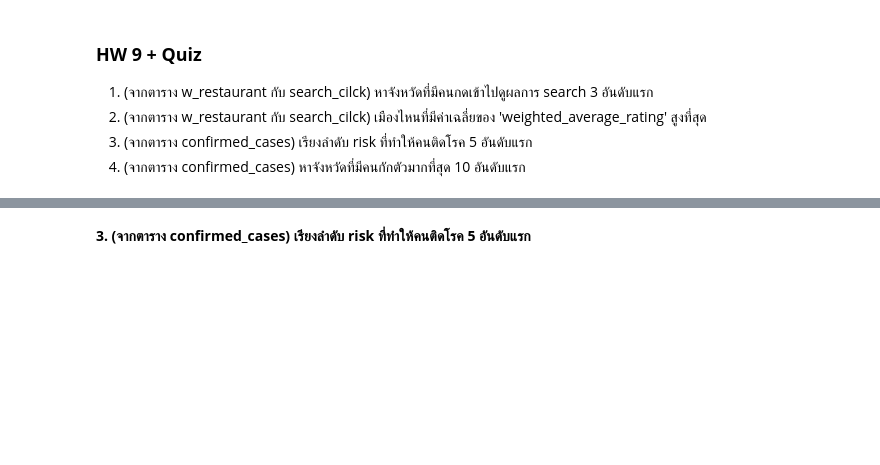
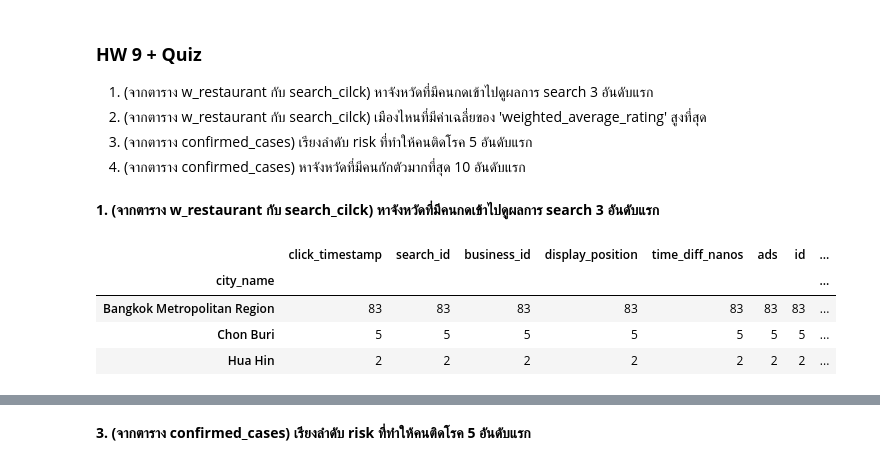
Before and after one commit to Wikanda-Hongboonmee/DWDM21, a Jupyter notebook: Data_Preprocessing_(Chapter_3).ipynb, the cells around one changed output, grey strips where cells are left out. Cells and saved outputs as stored; diff of their text form; code cells hidden in the pictures; blank space fills up the shorter version.

```diff
--- a/Data_Preprocessing_(Chapter_3).ipynb
+++ b/Data_Preprocessing_(Chapter_3).ipynb
@@ -1598,3 +1598,14 @@ data_cases2.dropna(subset = ['age']).groupby('province_of_onset').mean().sort_va
 2.   (จากตาราง w_restaurant กับ search_cilck) เมืองไหนที่มีค่าเฉลี่ยของ 'weighted_average_rating' สูงที่สุด
 3.   (จากตาราง confirmed_cases) เรียงลำดับ risk ที่ทำให้คนติดโรค 5 อันดับแรก
 4.    (จากตาราง confirmed_cases) หาจังหวัดที่มีคนกักตัวมากที่สุด 10 อันดับแรก
+# %% [markdown]
+**1.   (จากตาราง w_restaurant กับ search_cilck) หาจังหวัดที่มีคนกดเข้าไปดูผลการ search 3 อันดับแรก**
+# %%
+search3 = merge_table.groupby('city_name').count().sort_values(by=['search_id'],ascending=False)
+search3.iloc[:3,:]
+# %% [output]
+|  | click_timestamp | search_id | business_id | display_position | time_diff_nanos | ads | id | ... |
+| city_name |  |  |  |  |  |  |  | ... |
+| Bangkok Metropolitan Region | 83 | 83 | 83 | 83 | 83 | 83 | 83 | ... |
+| Chon Buri | 5 | 5 | 5 | 5 | 5 | 5 | 5 | ... |
+| Hua Hin | 2 | 2 | 2 | 2 | 2 | 2 | 2 | ... |
```
Also changed, not shown: parts of 6 cells of this notebook.
